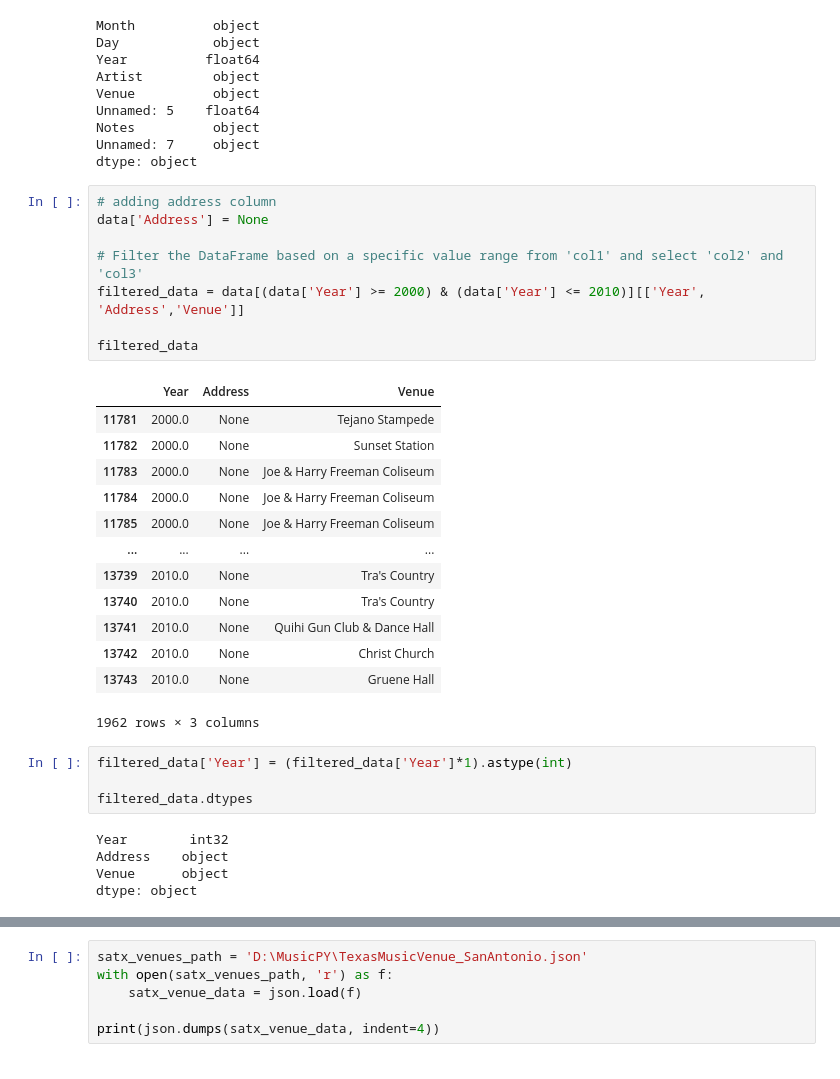
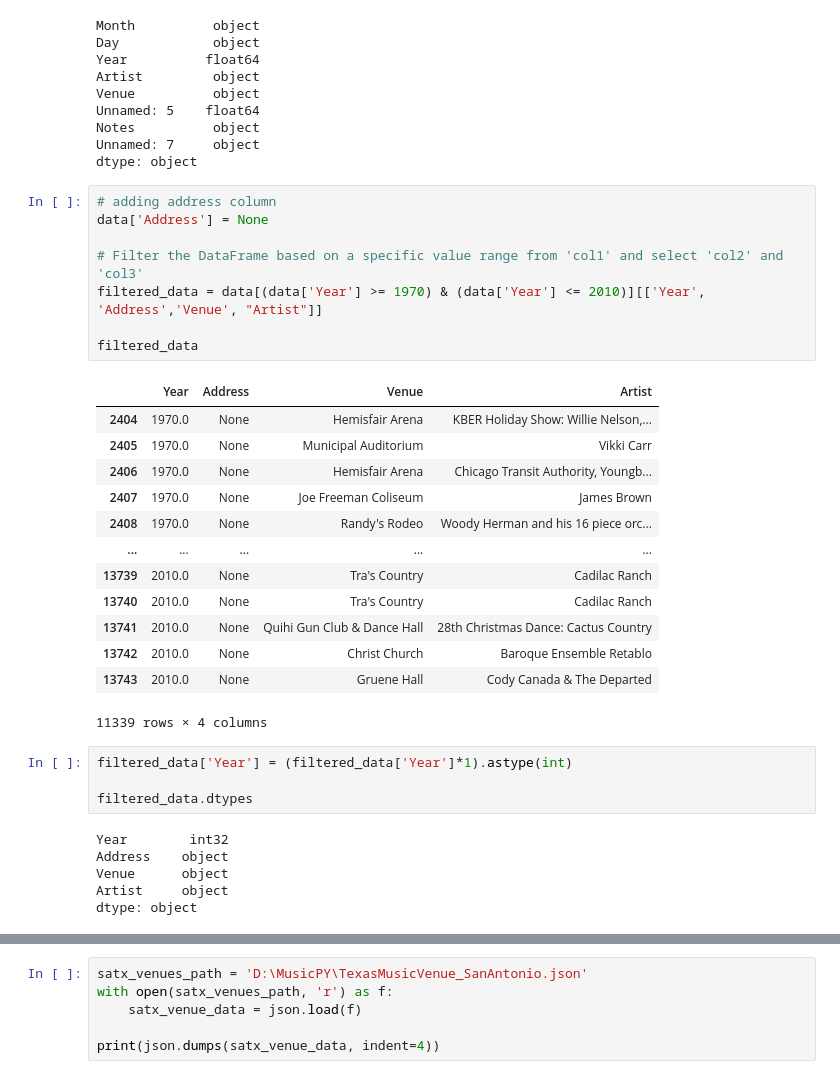
Before and after one commit to dianita956/TexasConcertVenue, a Jupyter notebook: venues_address.ipynb, the cells around one changed output, grey strips where cells are left out. Saved outputs shown, nothing was run; the diff lists cells and outputs as text.

```diff
--- a/venues_address.ipynb
+++ b/venues_address.ipynb
@@ -44,25 +44,25 @@ dtype: object
 # %%
 # adding address column
 data['Address'] = None
 
 # Filter the DataFrame based on a specific value range from 'col1' and select 'col2' and 'col3'
-filtered_data = data[(data['Year'] >= 2000) & (data['Year'] <= 2010)][['Year', 'Address','Venue']]
+filtered_data = data[(data['Year'] >= 1970) & (data['Year'] <= 2010)][['Year', 'Address','Venue', "Artist"]]
 
 filtered_data
 # %% [output]
-|  | Year | Address | Venue |
-| 11781 | 2000.0 | None | Tejano Stampede |
-| 11782 | 2000.0 | None | Sunset Station |
-| 11783 | 2000.0 | None | Joe & Harry Freeman Coliseum |
-| 11784 | 2000.0 | None | Joe & Harry Freeman Coliseum |
-| 11785 | 2000.0 | None | Joe & Harry Freeman Coliseum |
-| ... | ... | ... | ... |
-| 13739 | 2010.0 | None | Tra's Country |
-| 13740 | 2010.0 | None | Tra's Country |
-| 13741 | 2010.0 | None | Quihi Gun Club & Dance Hall |
-| 13742 | 2010.0 | None | Christ Church |
-| 13743 | 2010.0 | None | Gruene Hall |
+|  | Year | Address | Venue | Artist |
+| 2404 | 1970.0 | None | Hemisfair Arena | KBER Holiday Show: Willie Nelson,... |
+| 2405 | 1970.0 | None | Municipal Auditorium | Vikki Carr |
+| 2406 | 1970.0 | None | Hemisfair Arena | Chicago Transit Authority, Youngb... |
+| 2407 | 1970.0 | None | Joe Freeman Coliseum | James Brown |
+| 2408 | 1970.0 | None | Randy's Rodeo | Woody Herman and his 16 piece orc... |
+| ... | ... | ... | ... | ... |
+| 13739 | 2010.0 | None | Tra's Country | Cadilac Ranch |
+| 13740 | 2010.0 | None | Tra's Country | Cadilac Ranch |
+| 13741 | 2010.0 | None | Quihi Gun Club & Dance Hall | 28th Christmas Dance: Cactus Country |
+| 13742 | 2010.0 | None | Christ Church | Baroque Ensemble Retablo |
+| 13743 | 2010.0 | None | Gruene Hall | Cody Canada & The Departed |
-1962 rows × 3 columns
+11339 rows × 4 columns
 # %%
 filtered_data['Year'] = (filtered_data['Year']*1).astype(int)
 
@@ -71,6 +71,7 @@ filtered_data.dtypes
 Year        int32
 Address    object
 Venue      object
+Artist     object
 dtype: object
 # %%
 og_data = filtered_data.to_json(orient='records', indent=4)
```
Also changed, not shown: parts of 1 cell of this notebook, 6 other files.
